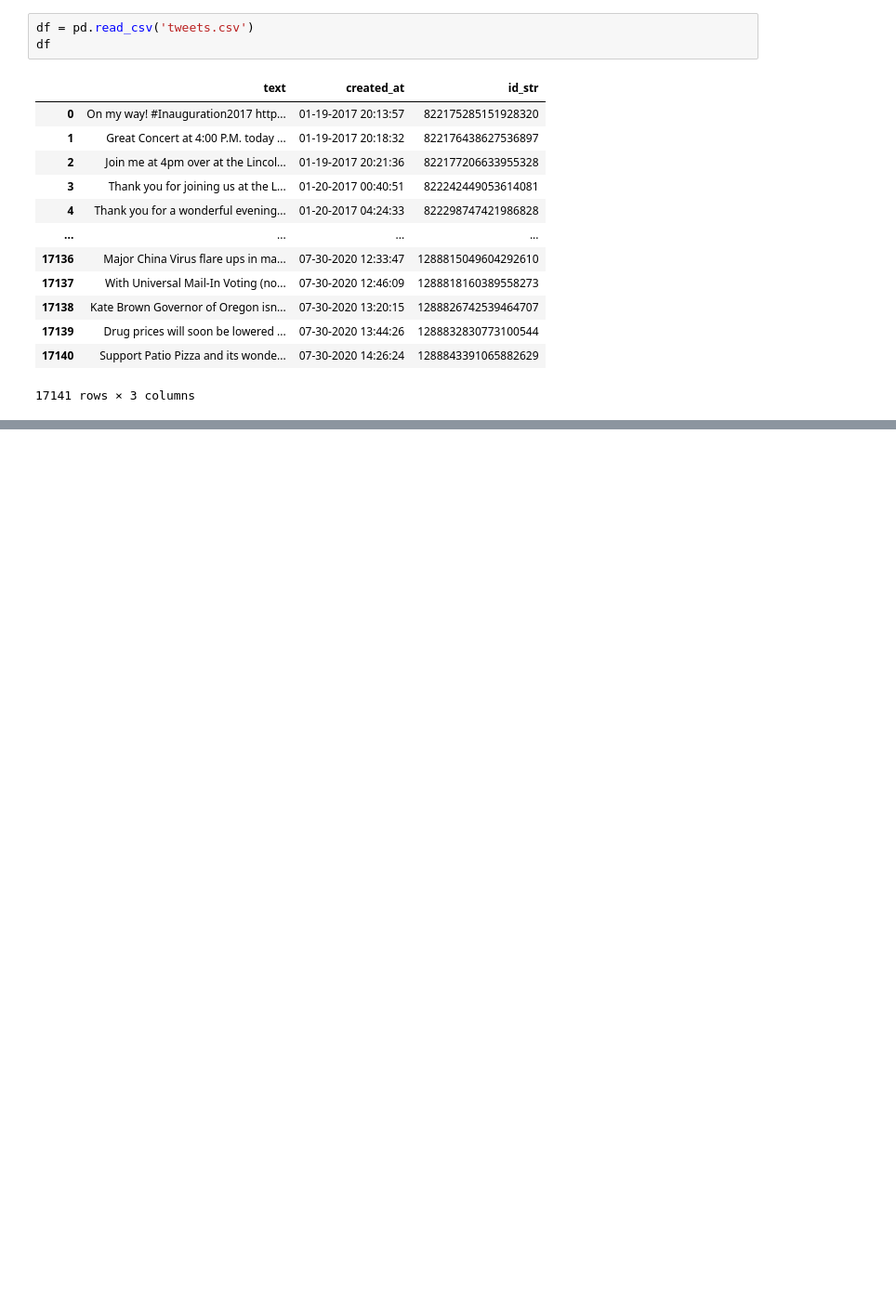
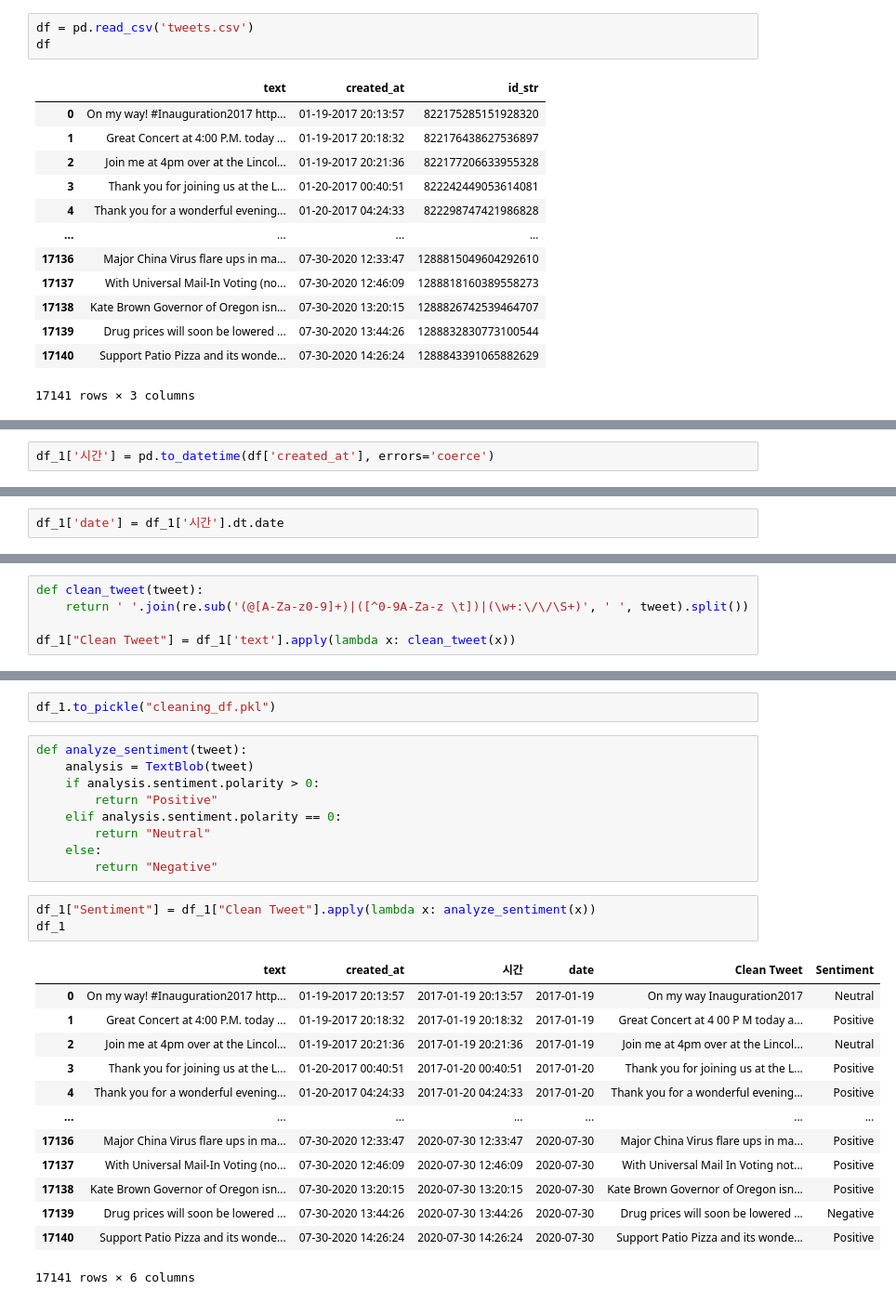
Before and after one commit to mel-f-dev/twitter, a Jupyter notebook: effects_of_trump_tweet.ipynb, the cells around one changed output, grey strips where cells are left out. Shown at 93% size. Cells and saved outputs as stored; diff of their text form; blank space fills up the shorter version.

```diff
--- a/effects_of_trump_tweet.ipynb
+++ b/effects_of_trump_tweet.ipynb
@@ -183,0 +44,2 @@ NameError: name 'go' is not defined
+# %%
+df_1['시간'] = pd.to_datetime(df['created_at'], errors='coerce')
@@ -183,0 +69,2 @@ NameError: name 'go' is not defined
+# %%
+df_1['date'] = df_1['시간'].dt.date
@@ -183,0 +87,5 @@ NameError: name 'go' is not defined
+# %%
+def clean_tweet(tweet):
+    return ' '.join(re.sub('(@[A-Za-z0-9]+)|([^0-9A-Za-z \t])|(\w+:\/\/\S+)', ' ', tweet).split())
+
+df_1["Clean Tweet"] = df_1['text'].apply(lambda x: clean_tweet(x))
@@ -183,0 +108,28 @@ NameError: name 'go' is not defined
+# %%
+df_1.to_pickle("cleaning_df.pkl")
+# %%
+def analyze_sentiment(tweet):
+    analysis = TextBlob(tweet)
+    if analysis.sentiment.polarity > 0:
+        return "Positive"
+    elif analysis.sentiment.polarity == 0:
+        return "Neutral"
+    else:
+        return "Negative"
+# %%
+df_1["Sentiment"] = df_1["Clean Tweet"].apply(lambda x: analyze_sentiment(x))
+df_1
+# %% [output]
+|  | text | created_at | 시간 | date | Clean Tweet | Sentiment |
+| 0 | On my way! #Inauguration2017 http... | 01-19-2017 20:13:57 | 2017-01-19 20:13:57 | 2017-01-19 | On my way Inauguration2017 | Neutral |
+| 1 | Great Concert at 4:00 P.M. today ... | 01-19-2017 20:18:32 | 2017-01-19 20:18:32 | 2017-01-19 | Great Concert at 4 00 P M today a... | Positive |
+| 2 | Join me at 4pm over at the Lincol... | 01-19-2017 20:21:36 | 2017-01-19 20:21:36 | 2017-01-19 | Join me at 4pm over at the Lincol... | Neutral |
+| 3 | Thank you for joining us at the L... | 01-20-2017 00:40:51 | 2017-01-20 00:40:51 | 2017-01-20 | Thank you for joining us at the L... | Positive |
+| 4 | Thank you for a wonderful evening... | 01-20-2017 04:24:33 | 2017-01-20 04:24:33 | 2017-01-20 | Thank you for a wonderful evening... | Positive |
+| ... | ... | ... | ... | ... | ... | ... |
+| 17136 | Major China Virus flare ups in ma... | 07-30-2020 12:33:47 | 2020-07-30 12:33:47 | 2020-07-30 | Major China Virus flare ups in ma... | Positive |
+| 17137 | With Universal Mail-In Voting (no... | 07-30-2020 12:46:09 | 2020-07-30 12:46:09 | 2020-07-30 | With Universal Mail In Voting not... | Positive |
+| 17138 | Kate Brown Governor of Oregon isn... | 07-30-2020 13:20:15 | 2020-07-30 13:20:15 | 2020-07-30 | Kate Brown Governor of Oregon isn... | Positive |
+| 17139 | Drug prices will soon be lowered ... | 07-30-2020 13:44:26 | 2020-07-30 13:44:26 | 2020-07-30 | Drug prices will soon be lowered ... | Negative |
+| 17140 | Support Patio Pizza and its wonde... | 07-30-2020 14:26:24 | 2020-07-30 14:26:24 | 2020-07-30 | Support Patio Pizza and its wonde... | Positive |
+17141 rows × 6 columns
```
Also changed, not shown: parts of 34 cells of this notebook, 7 other files.
